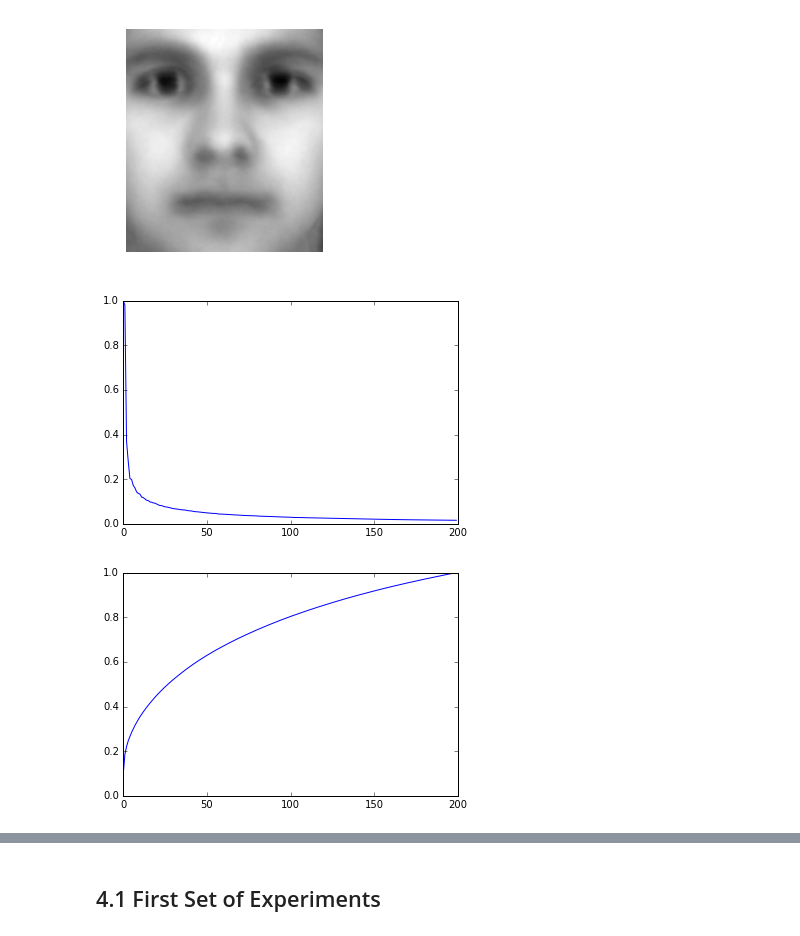
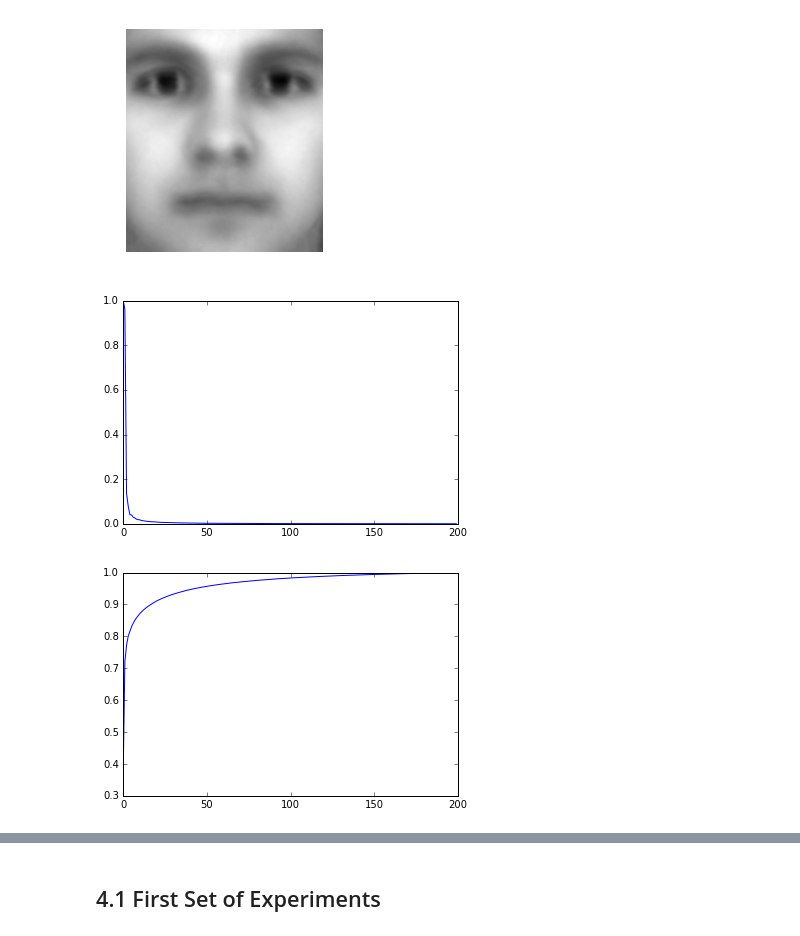
Before and after one commit to devanshg25/Facial_Recognition_Software, a Jupyter notebook: devanshg_tzjin_project1.ipynb, the cells around one changed output, grey strips where cells are left out. Drawn from its saved outputs; the diff is of its cells as text; code cells hidden in the pictures.

```diff
--- a/devanshg_tzjin_project1.ipynb
+++ b/devanshg_tzjin_project1.ipynb
@@ -71,18 +74,18 @@ else:
     U = np.load('U.npy')
     S = np.load('S.npy')
 # %%
-sigs = S[0:200] # need to square?
+sigs = np.square(S[0:200]) # need to square?
 
 plt.figure()
-plt.plot(sigs /  S[0])
+plt.plot(sigs /  sigs[0])
 plt.show()
 
 plt.figure()
-plt.plot(np.cumsum(sigs) / sum(S[0:200]))
+plt.plot(np.cumsum(sigs) / sum(sigs))
 plt.show()
 # %% [output]
-[figure, old version]
+[figure, new version]
-[figure, old version]
+[figure, new version]
 # %%
 mkZ = 1
 
```
Also changed, not shown: parts of 7 cells of this notebook.
